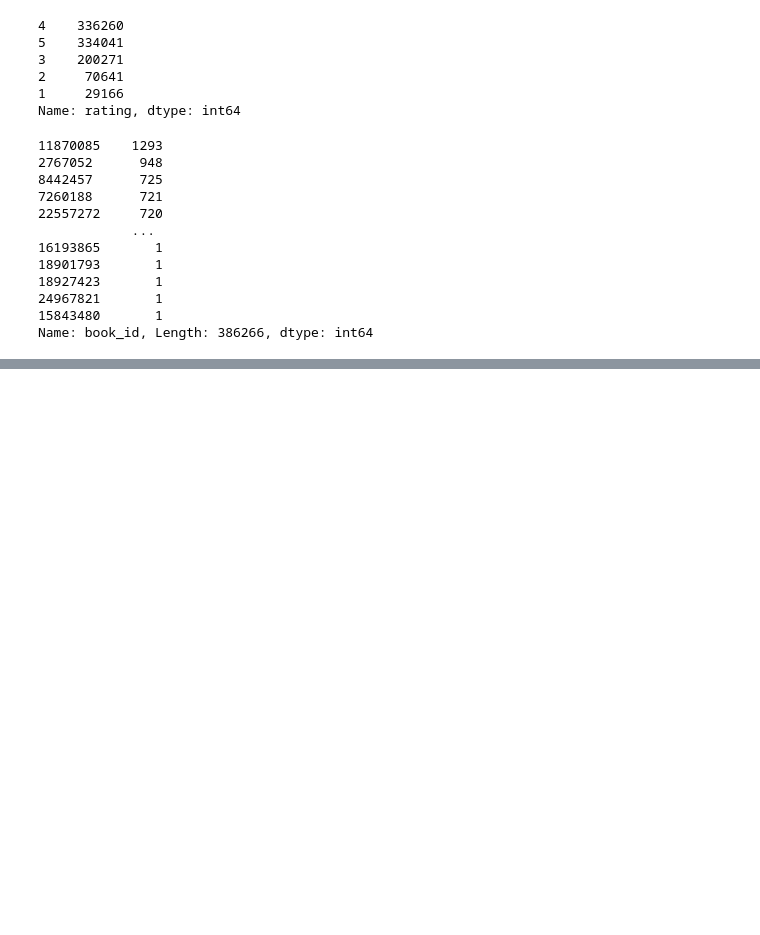
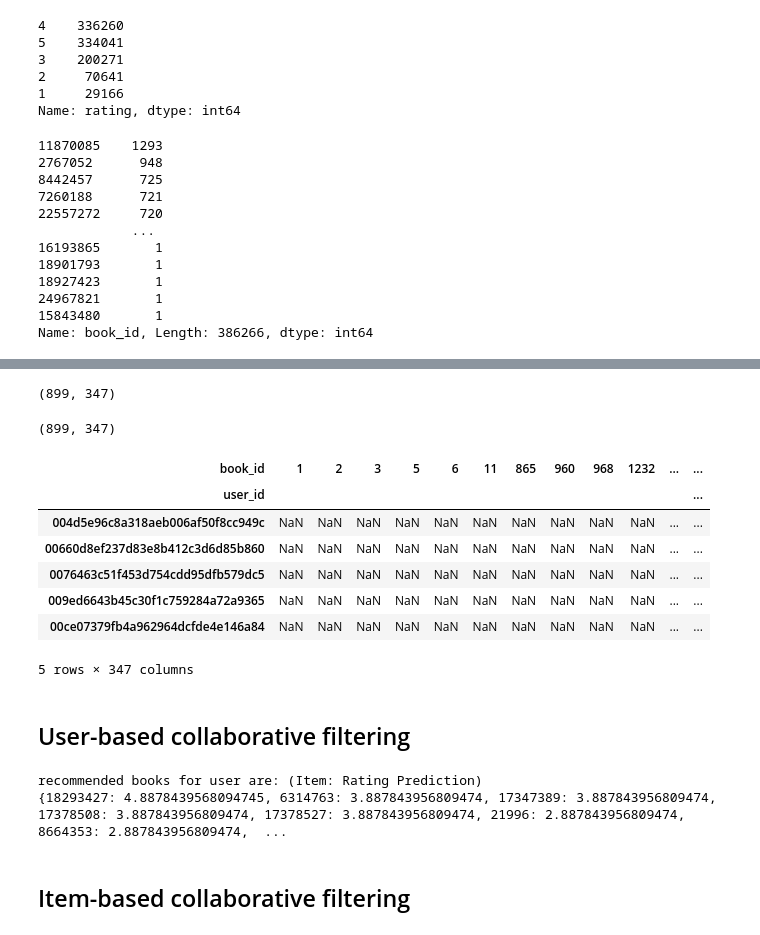
Before and after one commit to NextReads/BookRecommendationSystem, a Jupyter notebook: CollabortiveFiltering/Preprocess.ipynb, the cells around one changed output, grey strips where cells are left out. Cells and saved outputs as stored; diff of their text form; code cells hidden in the pictures; blank space fills up the shorter version.

```diff
--- a/CollabortiveFiltering/Preprocess.ipynb
+++ b/CollabortiveFiltering/Preprocess.ipynb
@@ -184,0 +192,36 @@ userBookRating.head()
+# %%
+# Creating MxN matrix where M is the number of users and N is the number of books
+# an Example of the representation of the matrix is shown below
+#       Items  I1        I2        I3      I4      I5
+# Users
+# U1           1.0       4.0       5.0     3.0     2.0
+# U2           2.0       3.0       4.0     5.0     1.0
+# U3           0.0       4.0       3.0     0.0     1.0
+# U4           1.0       2.0       3.0     4.0     5.0
+# U5           5.0       4.0       3.0     2.0     1.0
+
+
+rating_matrix = df.pivot_table(index=["user_id"], columns=["book_id"], values="rating")
+print(rating_matrix.shape)
+rating_matrix.head()
+
+user_ID_test = "004d5e96c8a318aeb006af50f8cc949c"
+book_ID_test = "1"
+# %% [output]
+(899, 347)
+# %%
+mean_centered_matrix = rating_matrix.sub(rating_matrix.mean(axis=1), axis=0)
+print(mean_centered_matrix.shape)
+mean_centered_matrix.head()
+# %% [output]
+(899, 347)
+| book_id | 1 | 2 | 3 | 5 | 6 | 11 | 865 | 960 | 968 | 1232 | ... | ... |
+| user_id |  |  |  |  |  |  |  |  |  |  |  | ... |
+| 004d5e96c8a318aeb006af50f8cc949c | NaN | NaN | NaN | NaN | NaN | NaN | NaN | NaN | NaN | NaN | ... | ... |
+| 00660d8ef237d83e8b412c3d6d85b860 | NaN | NaN | NaN | NaN | NaN | NaN | NaN | NaN | NaN | NaN | ... | ... |
+| 0076463c51f453d754cdd95dfb579dc5 | NaN | NaN | NaN | NaN | NaN | NaN | NaN | NaN | NaN | NaN | ... | ... |
+| 009ed6643b45c30f1c759284a72a9365 | NaN | NaN | NaN | NaN | NaN | NaN | NaN | NaN | NaN | NaN | ... | ... |
+| 00ce07379fb4a962964dcfde4e146a84 | NaN | NaN | NaN | NaN | NaN | NaN | NaN | NaN | NaN | NaN | ... | ... |
+5 rows × 347 columns
+# %% [markdown]
+## User-based collaborative filtering
@@ -184,0 +270,11 @@ userBookRating.head()
+# %%
+top_users_percent = 0.3
+mylist = similar_users("004d5e96c8a318aeb006af50f8cc949c", top_users_percent)
+user_based_prediction = predict_rating_user("004d5e96c8a318aeb006af50f8cc949c", mylist)
+print("recommended books for user are: (Item: Rating Prediction)")
+print(user_based_prediction)
+# %% [output]
+recommended books for user are: (Item: Rating Prediction)
+{18293427: 4.8878439568094745, 6314763: 3.887843956809474, 17347389: 3.887843956809474, 17378508: 3.887843956809474, 17378527: 3.887843956809474, 21996: 2.887843956809474, 8664353: 2.887843956809474,  ...
+# %% [markdown]
+## Item-based collaborative filtering
```
Also changed, not shown: parts of 16 cells of this notebook.
